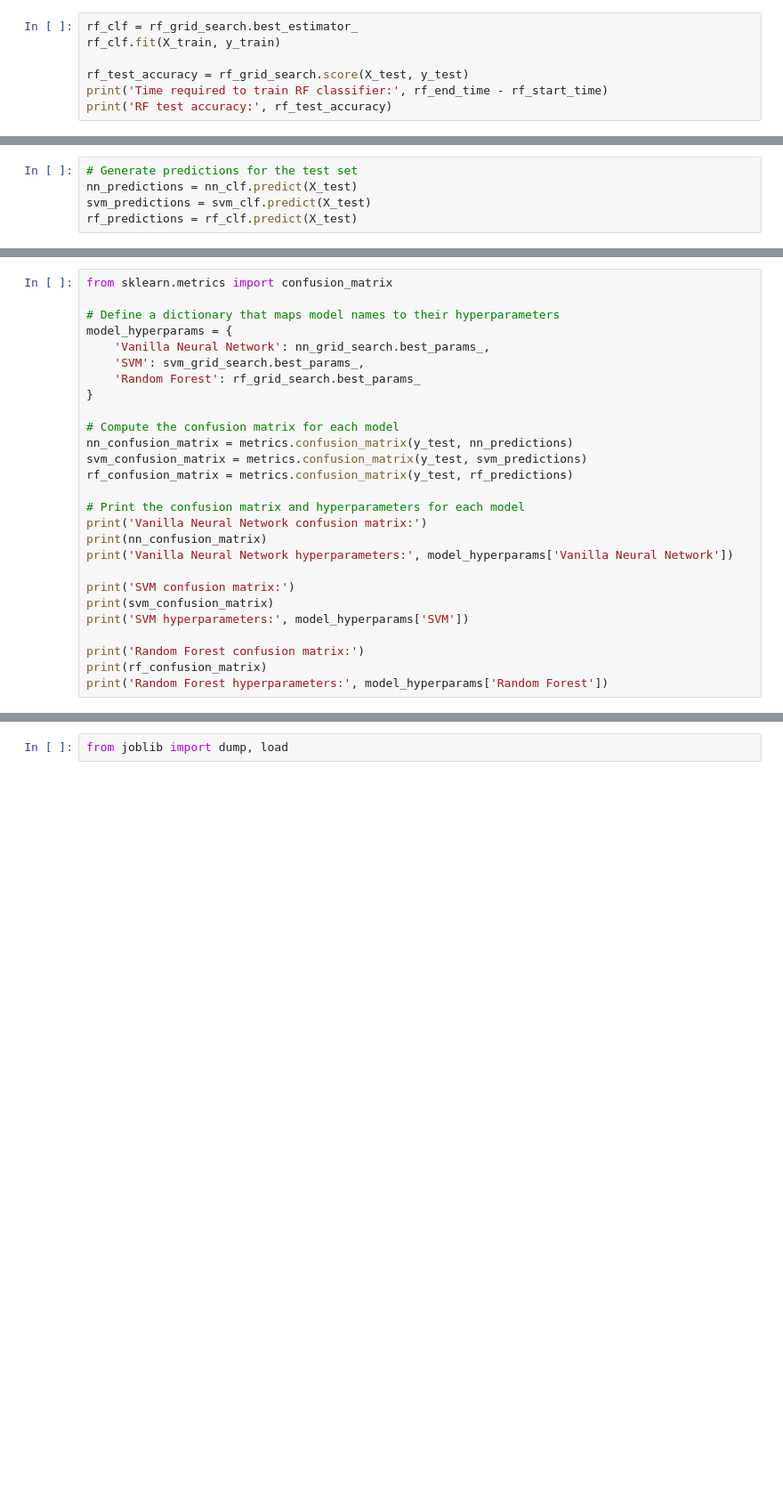
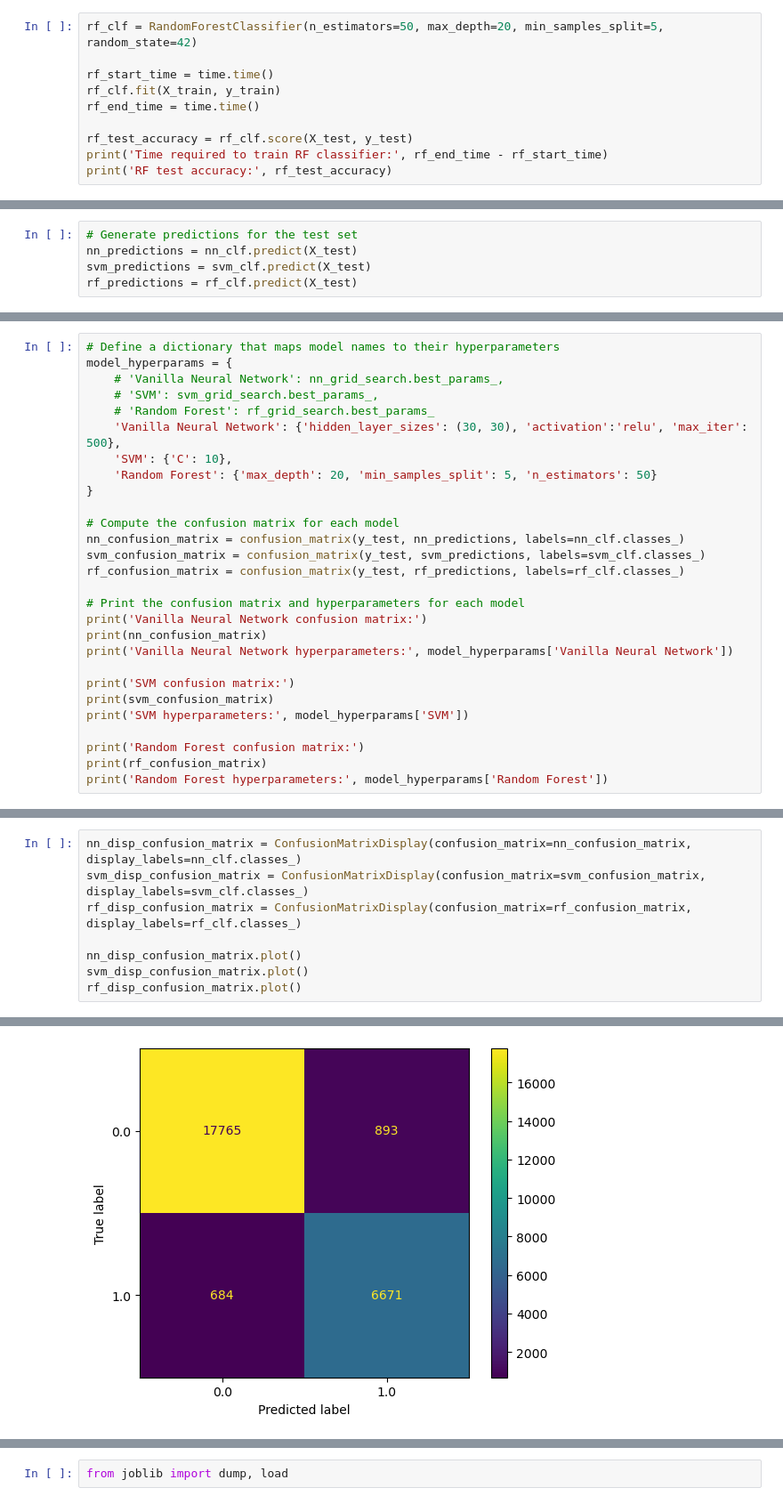
Before and after one commit to TheLoop705/assignment-1, a Jupyter notebook: assignment_1.ipynb, the cells around one changed output, grey strips where cells are left out. Shown at 89% size. Drawn from its saved outputs; the diff is of its cells as text; blank space fills up the shorter version.

```diff
--- a/assignment_1.ipynb
+++ b/assignment_1.ipynb
@@ -210,8 +209,11 @@ Time required to grid search for RF classifier: 573.9615125656128
 # %%
-rf_clf = rf_grid_search.best_estimator_
+rf_clf = RandomForestClassifier(n_estimators=50, max_depth=20, min_samples_split=5, random_state=42)
+
+rf_start_time = time.time()
 rf_clf.fit(X_train, y_train)
+rf_end_time = time.time()
 
-rf_test_accuracy = rf_grid_search.score(X_test, y_test)
+rf_test_accuracy = rf_clf.score(X_test, y_test)
 print('Time required to train RF classifier:', rf_end_time - rf_start_time)
 print('RF test accuracy:', rf_test_accuracy)
 # %% [output]
@@ -268,17 +273,18 @@ rf_predictions = rf_clf.predict(X_test)
 # %%
-from sklearn.metrics import confusion_matrix
-
 # Define a dictionary that maps model names to their hyperparameters
 model_hyperparams = {
-    'Vanilla Neural Network': nn_grid_search.best_params_,
-    'SVM': svm_grid_search.best_params_,
-    'Random Forest': rf_grid_search.best_params_
+    # 'Vanilla Neural Network': nn_grid_search.best_params_,
+    # 'SVM': svm_grid_search.best_params_,
+    # 'Random Forest': rf_grid_search.best_params_
+    'Vanilla Neural Network': {'hidden_layer_sizes': (30, 30), 'activation':'relu', 'max_iter': 500},
+    'SVM': {'C': 10},
+    'Random Forest': {'max_depth': 20, 'min_samples_split': 5, 'n_estimators': 50}
 }
 
 # Compute the confusion matrix for each model
-nn_confusion_matrix = metrics.confusion_matrix(y_test, nn_predictions)
-svm_confusion_matrix = metrics.confusion_matrix(y_test, svm_predictions)
-rf_confusion_matrix = metrics.confusion_matrix(y_test, rf_predictions)
+nn_confusion_matrix = confusion_matrix(y_test, nn_predictions, labels=nn_clf.classes_)
+svm_confusion_matrix = confusion_matrix(y_test, svm_predictions, labels=svm_clf.classes_)
+rf_confusion_matrix = confusion_matrix(y_test, rf_predictions, labels=rf_clf.classes_)
 
 # Print the confusion matrix and hyperparameters for each model
 print('Vanilla Neural Network confusion matrix:')
@@ -294,0 +314,9 @@ print('Random Forest hyperparameters:', model_hyperparams['Random Forest'])
+# %%
+nn_disp_confusion_matrix = ConfusionMatrixDisplay(confusion_matrix=nn_confusion_matrix, display_labels=nn_clf.classes_)
+svm_disp_confusion_matrix = ConfusionMatrixDisplay(confusion_matrix=svm_confusion_matrix, display_labels=svm_clf.classes_)
+rf_disp_confusion_matrix = ConfusionMatrixDisplay(confusion_matrix=rf_confusion_matrix, display_labels=rf_clf.classes_)
+
+nn_disp_confusion_matrix.plot()
+svm_disp_confusion_matrix.plot()
+rf_disp_confusion_matrix.plot()
+# %% [output]
@@ -294,0 +324 @@ print('Random Forest hyperparameters:', model_hyperparams['Random Forest'])
+[figure, added]
```
Also changed, not shown: parts of 22 cells of this notebook, 9 other files.
